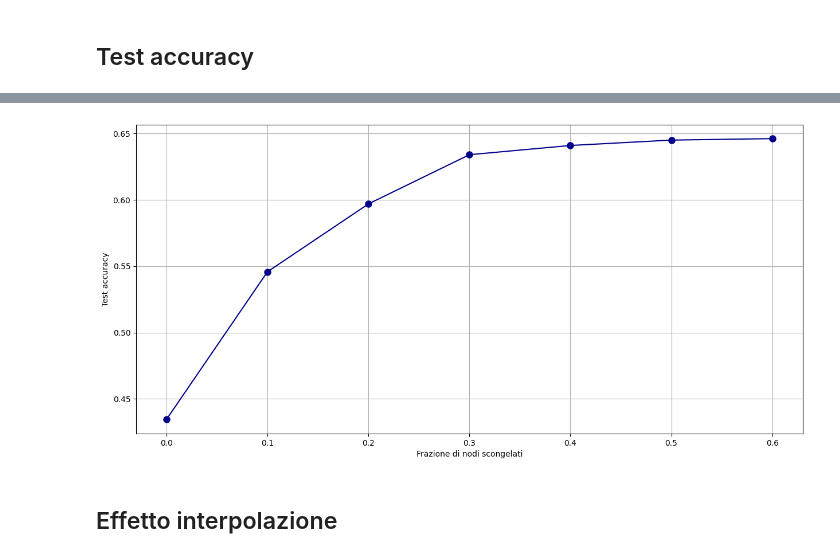
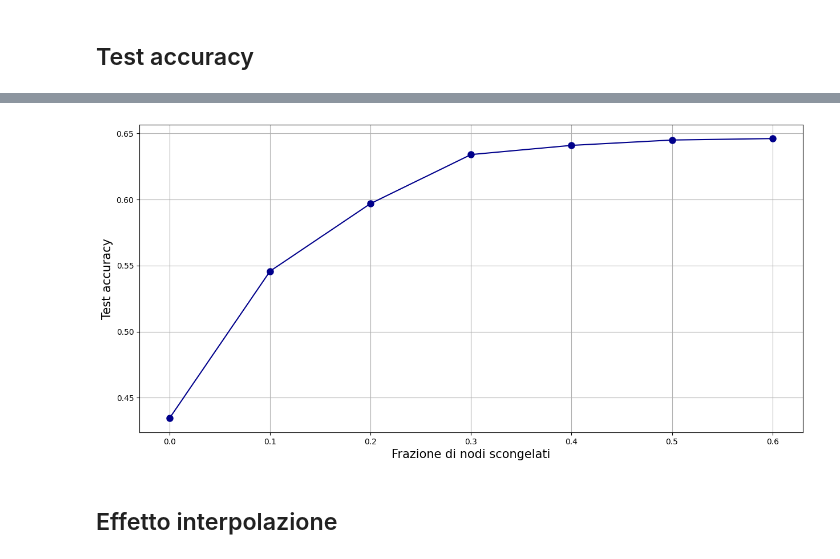
Before and after one commit to Negrini085/DeepLearning, a Jupyter notebook: Progetto/TransferL/trans.ipynb, the cells around one changed output, grey strips where cells are left out. Cells and saved outputs as stored; diff of their text form; code cells hidden in the pictures.

Commit message:
Corretto grafico accuracy

```diff
--- a/Progetto/TransferL/trans.ipynb
+++ b/Progetto/TransferL/trans.ipynb
@@ -125,12 +124,12 @@ Valuto performance modello: FT60.keras
 # %%
 fig = plt.figure(figsize = (15, 7))
 plt.plot(defreez, accM, color = "darkblue", marker="o", markersize = 8)
-plt.xlabel("Frazione di nodi scongelati", fontsize = 20)
-plt.ylabel("Test accuracy", fontsize = 20)
+plt.xlabel("Frazione di nodi scongelati", fontsize = 15)
+plt.ylabel("Test accuracy", fontsize = 15)
 plt.grid(True)
 plt.show()
 # %% [output]
-[figure, old version]
+[figure, new version]
 # %% [markdown]
 ## Effetto interpolazione
 # %%
```
Also changed, not shown: parts of 5 cells of this notebook, 1 other file.
